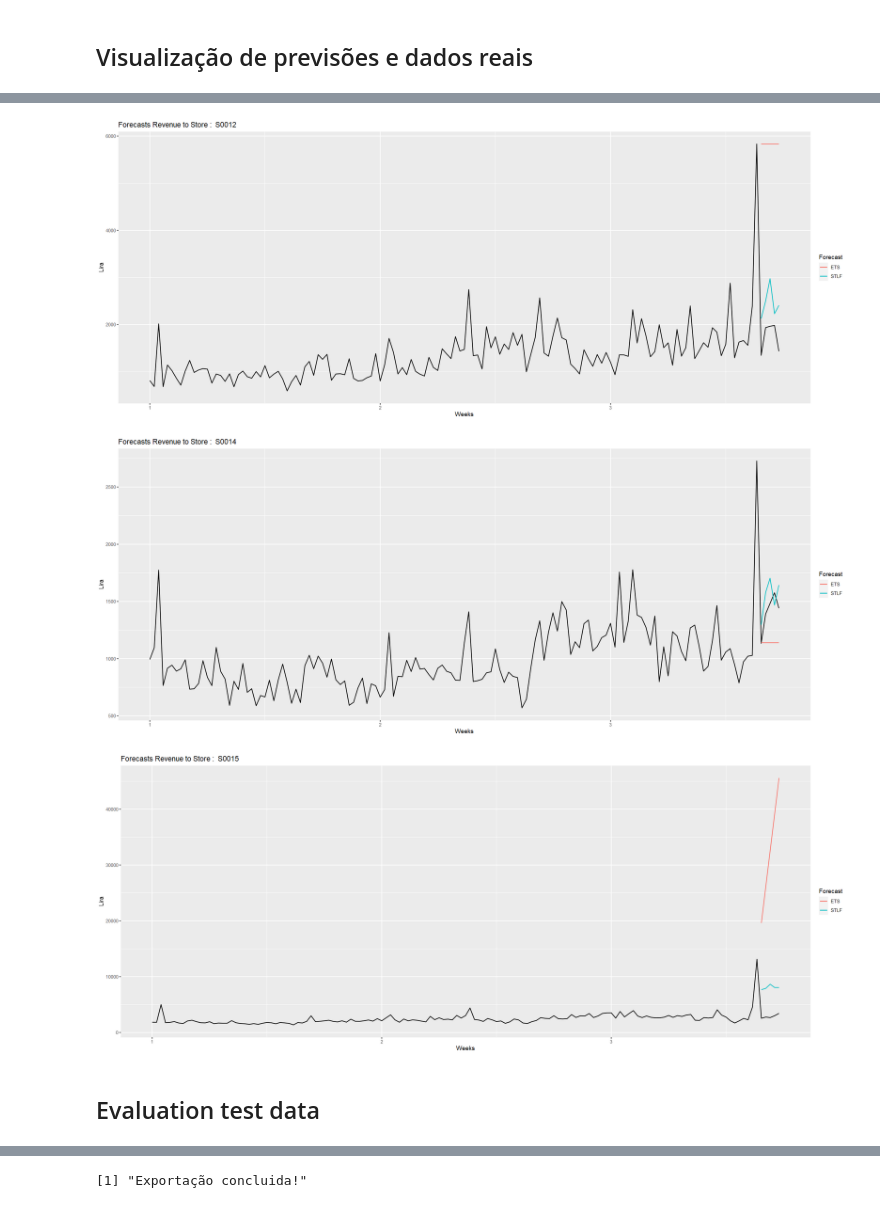
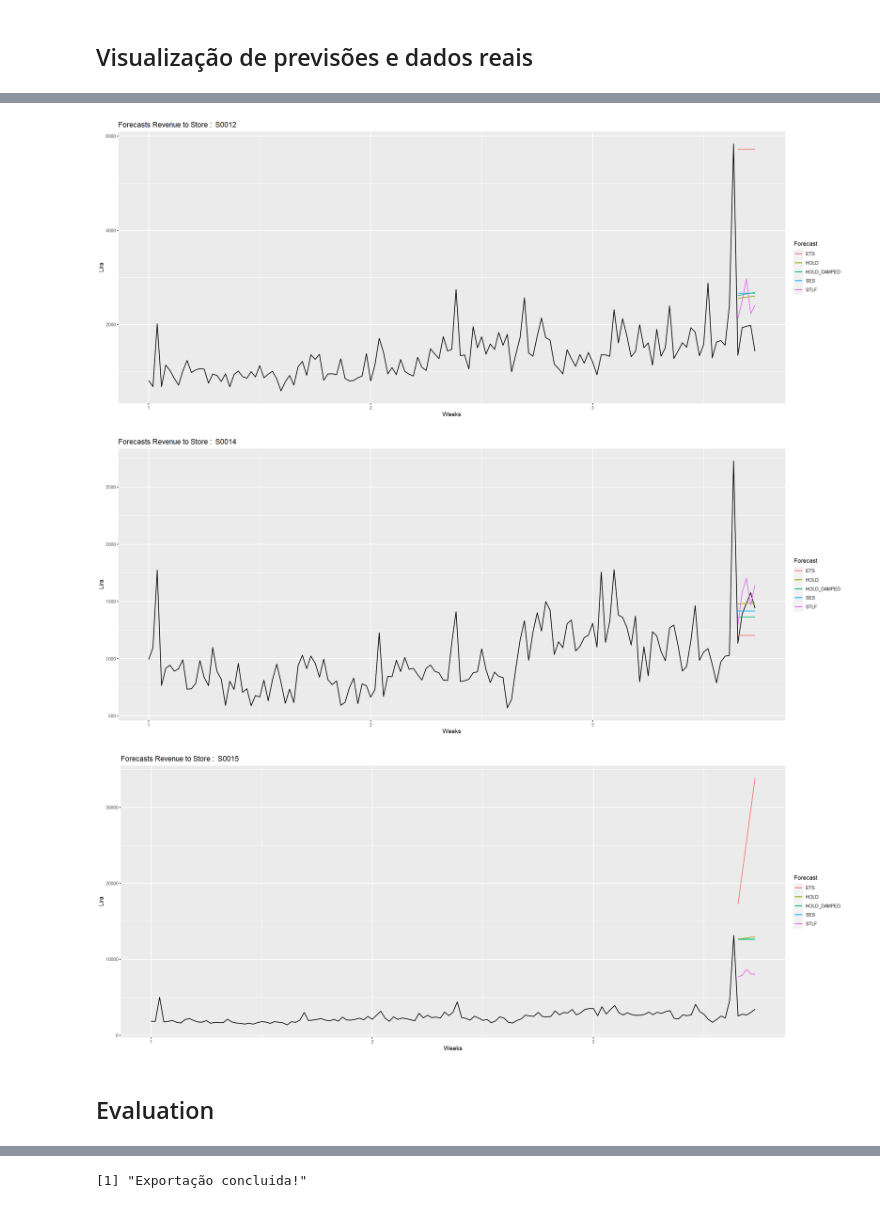
Before and after one commit to E-man85/projectII, a Jupyter notebook: modeling/etsModels.ipynb, the cells around one changed output, grey strips where cells are left out. Saved outputs shown, nothing was run; the diff lists cells and outputs as text; code cells hidden in the pictures.

```diff
--- a/modeling/etsModels.ipynb
+++ b/modeling/etsModels.ipynb
@@ -84,12 +41,0 @@ xts_list <- lapply(xts_list, remove_ultimo_registro)
-# %%
-# Criar nova lista de dataframes com granularidade semanal
-
-df_list_week <- list()
-
-#loop
-for( xts_name in names(xts_list)){
-    df <- xts_list[[xts_name]]
-    df <- data.frame(date = index(df), revenue = df)
-    df_list_week[[xts_name]] <- df
-}
-length(df_list_week)
@@ -168,0 +264,28 @@ length(ets_prev)
+# %%
+# Model ETS (Error, Trend, Seasonality)
+# Armazenar previsões ets model
+ets_prev <- list()
+# Loop
+for (ts in names(ts_train)){
+    data <- ts_train[[ts]]
+    data <- tail(data, 52)
+    model_ets <- forecast(ets(data), h = 5)
+    ets_prev[[ts]] <- model_ets$mean
+}
+length(ets_prev)
+# Model STLF (Seasonal and Trend decomposition using Loess and Fourier)
+# O modelo STLF é particularmente útil para dados com tendência e sazonalidade, pois é capaz de capturar tanto os padrões sazonais quanto a tendência de longo prazo.
+# Armazenar previsões stlf model
+stlf_prev <- list()
+# Loop
+for (ts in names(ts_train)){
+  if (ts %in% c("S0005", "S0007", "S0036", "S0046","S0061","S0071", "S0076", "S0092","S0109","S0136")) {
+    # series que não têm 2 periodos completos
+    stlf_prev[[ts]] <- rep(NA, 5)
+  } else {
+    data <- ts_train[[ts]]
+    model_stlf <- stlf(data,5)
+    stlf_prev[[ts]] <- model_stlf$mean
+  }
+}
+length(stlf_prev)
@@ -335,9 +450,11 @@ options(repr.plot.width = 20, repr.plot.height = 8)
 for (i in 5:length(ts_train)) {
   ts_name <- names(ts_train)[i]
   ts <- ts_train[[ts_name]]
-
   if (i <= 8) {
     plot <- autoplot(ts_real[[i]]) +
+    autolayer(ses_prev[[i]], series = "SES")+
+    autolayer(holt_prev[[i]], series = "HOLD")+
+    autolayer(holt_damped_prev[[i]], series = "HOLD_DAMPED")+
     autolayer(ets_prev[[i]], series = "ETS")+
     autolayer(stlf_prev[[i]], series = "STLF")+
     ggtitle(paste("Forecasts Revenue to Store : ",ts_name))+
@@ -352,5 +469,5 @@ for (i in 5:length(ts_train)) {
-[figure, old version]
+[figure, new version]
-[figure, old version]
+[figure, new version]
-[figure, old version]
+[figure, new version]
 # %% [markdown]
-## Evaluation test data
+## Evaluation
```
Also changed, not shown: parts of 39 cells of this notebook.
